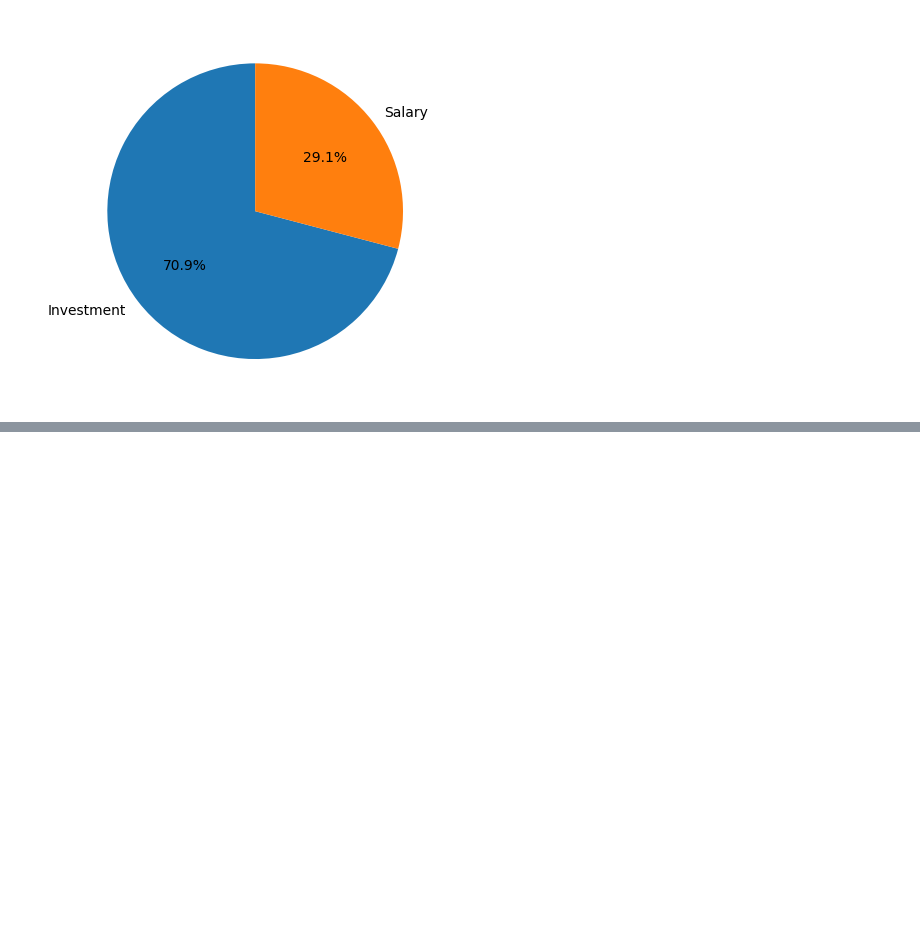
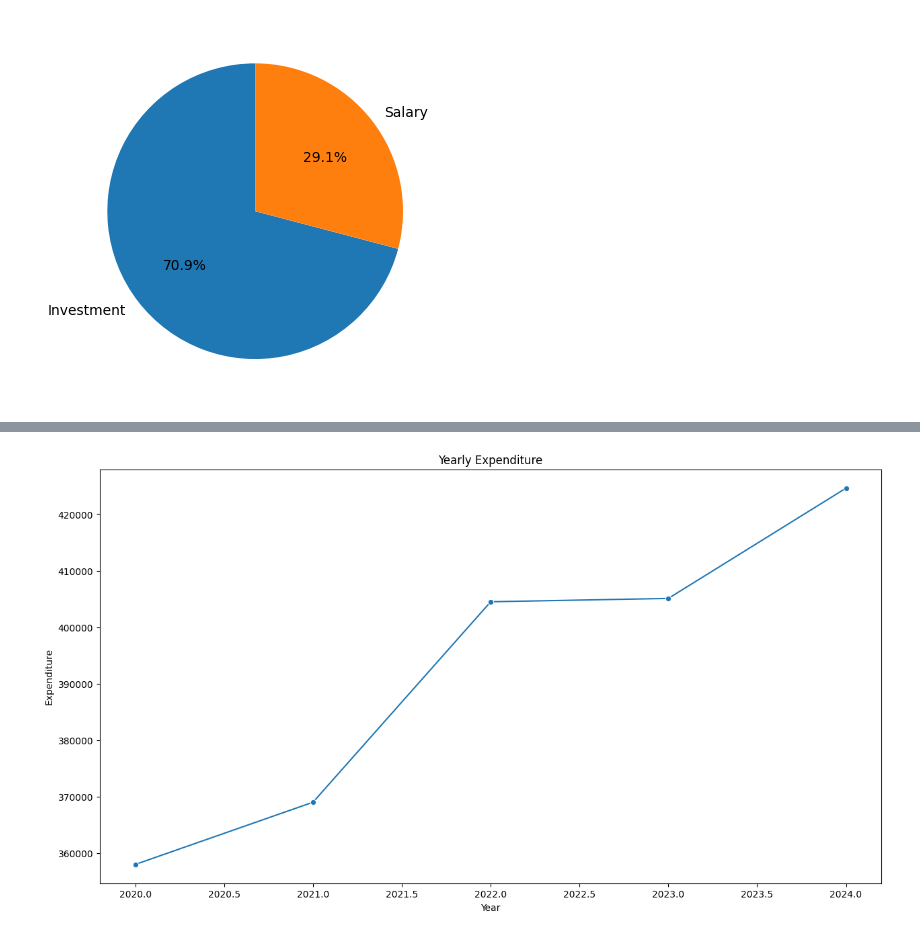
Before and after one commit to prasannashrestha011/ML_exercises, a Jupyter notebook: Personal_Finance_Analysis.ipynb, the cells around one changed output, grey strips where cells are left out. Cells and saved outputs as stored; diff of their text form; code cells hidden in the pictures; blank space fills up the shorter version.

Commit message:
comparison between all years, and visualization of monthly expenditure for each year.

```diff
--- a/Personal_Finance_Analysis.ipynb
+++ b/Personal_Finance_Analysis.ipynb
@@ -110,3 +110,12 @@ plt.pie(df_income,labels=df_income.index,autopct="%1.1f%%",startangle=90)
  [Text(-0.4751845221205149, -0.36633273118450377, '70.9%'),
   Text(0.4751845564190586, 0.36633268669451613, '29.1%')])
 [figure]
+# %%
+
+df['Date'] = pd.to_datetime(df['Date'])
+
+
+df_exp_yearly = df.copy()
+
+df_exp_yearly['Year']=df_exp_yearly['Date'].dt.year
+df_exp_yearly
@@ -112,0 +136,10 @@ plt.pie(df_income,labels=df_income.index,autopct="%1.1f%%",startangle=90)
+# %%
+plt.figure(figsize=(15,8))
+yearly_spendings=df_exp_yearly.groupby('Year')['Amount'].sum().reset_index()
+sns.lineplot(x='Year', y='Amount', data=yearly_spendings, marker='o')
+plt.xlabel('Year')
+plt.ylabel('Expenditure')
+plt.title("Yearly Expenditure")
+plt.show()
+# %% [output]
+[figure, added]
```
Also changed, not shown: parts of 3 cells of this notebook.
